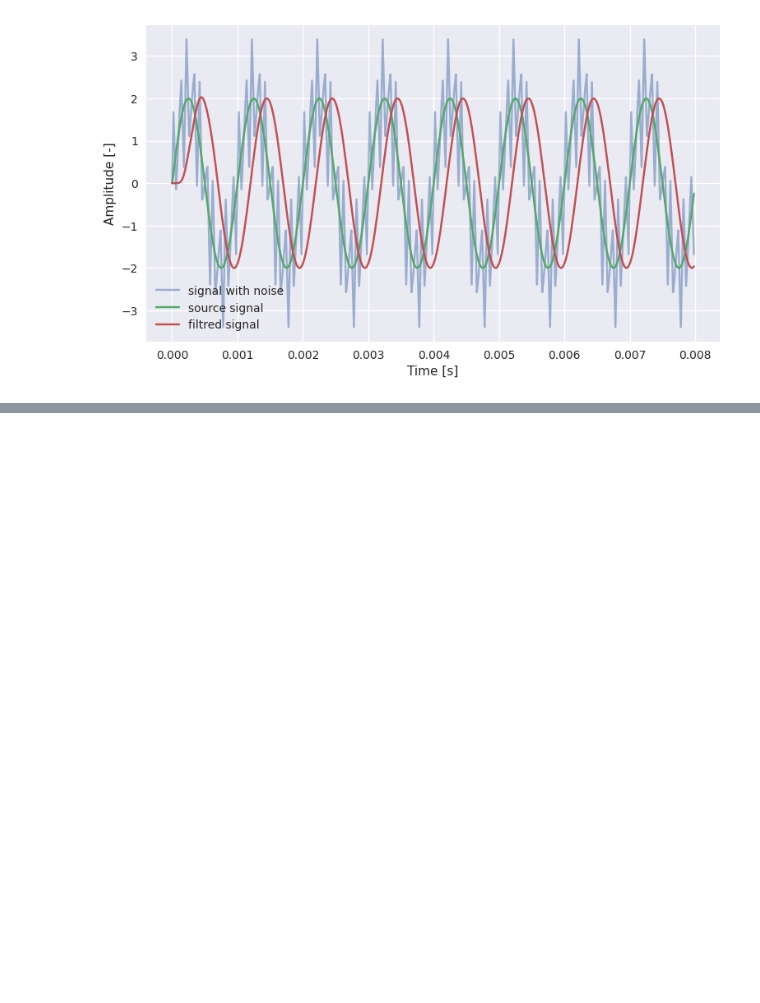
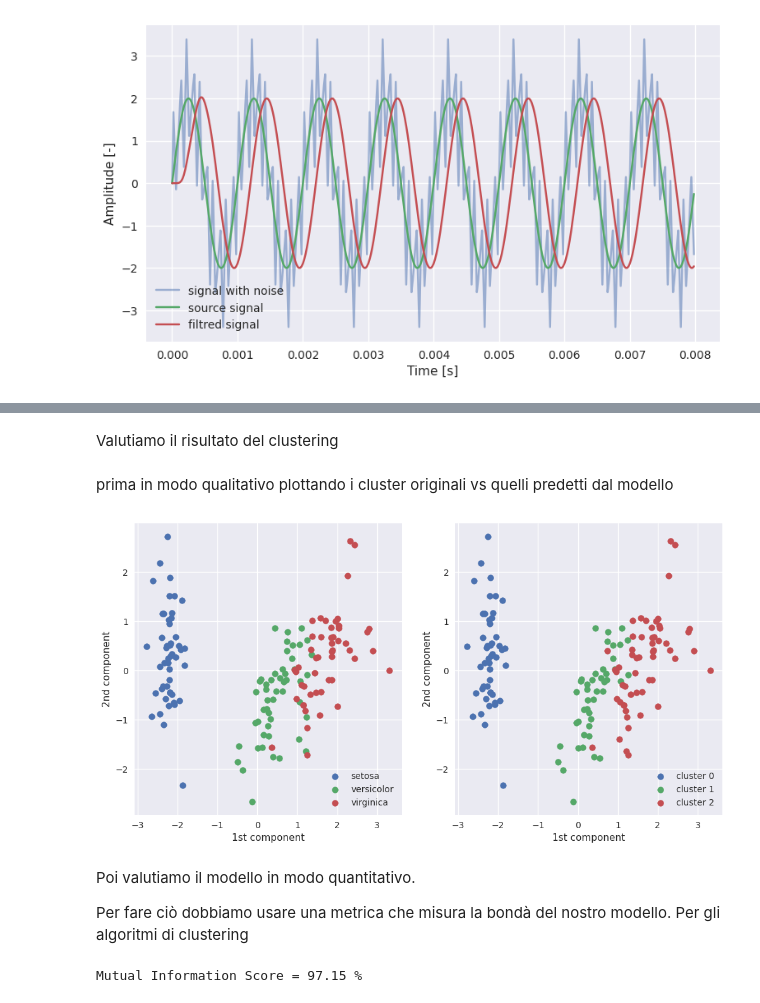
Before and after one commit to paolodeangelis/AEM, a Jupyter notebook: 1-Hands-on_Python3.ipynb, the cells around one changed output, grey strips where cells are left out. Cells and saved outputs as stored; diff of their text form; code cells hidden in the pictures; blank space fills up the shorter version.

```diff
--- a/1-Hands-on_Python3.ipynb
+++ b/1-Hands-on_Python3.ipynb
@@ -788,0 +919,50 @@ fftfreq(n, d=1.0)
+# %%
+from sklearn.mixture import GaussianMixture
+
+cluster_model = GaussianMixture(
+    n_components=3,  # Il numero di `Mixture` cioè di cluster da cercare
+    covariance_type="full",  # Stima/calcolo della matrice di covarianza
+)
+# training
+cluster_model.fit(X_pca)
+Y_prediction = cluster_model.predict(X_pca)
+# %% [markdown]
+Valutiamo il risultato del clustering
+# %% [markdown]
+prima in modo qualitativo plottando i cluster originali vs quelli predetti dal modello
+# %%
+fig = plt.figure(figsize=(12, 6))
+
+data_axis = ["petal_width", "petal_length"]  # prova a cambiarli
+
+with plt.style.context("seaborn"):
+    ax1 = fig.add_subplot(121)
+    ax2 = fig.add_subplot(122)
+    for label in iris_data["species"].unique():
+        indexs = np.where(Y_raw == label)[0]
+        sub_set = iris_data.loc[
+            iris_data["species"] == label
+        ]  # plotto ogni specie con colori diversi
+        ax1.scatter(X_pca[indexs, 0], X_pca[indexs, 1], label=label)
+    for clust_id in np.unique(Y_prediction):
+        indexs = np.where(Y_prediction == clust_id)[0]
+        ax2.scatter(X_pca[indexs, 0], X_pca[indexs, 1], label=f"cluster {clust_id}")
+    for ax in [ax1, ax2]:
+        ax.legend()
+        ax.set_xlabel("1st component")
+        ax.set_ylabel("2nd component")
+plt.show()
+# %% [output]
+[figure, added]
+# %% [markdown]
+Poi valutiamo il modello in modo quantitativo.
+
+Per fare ciò dobbiamo usare una metrica che misura la bondà del nostro modello.
+Per gli algoritmi di clustering
+# %%
+from sklearn.metrics import mutual_info_score
+
+mi_score = mutual_info_score(Y_raw, Y_prediction)
+print(f"Mutual Information Score = {mi_score*100:1.2f} %")
+# %% [output]
+Mutual Information Score = 97.15 %
```
Also changed, not shown: parts of 18 cells of this notebook, 1 other file.
